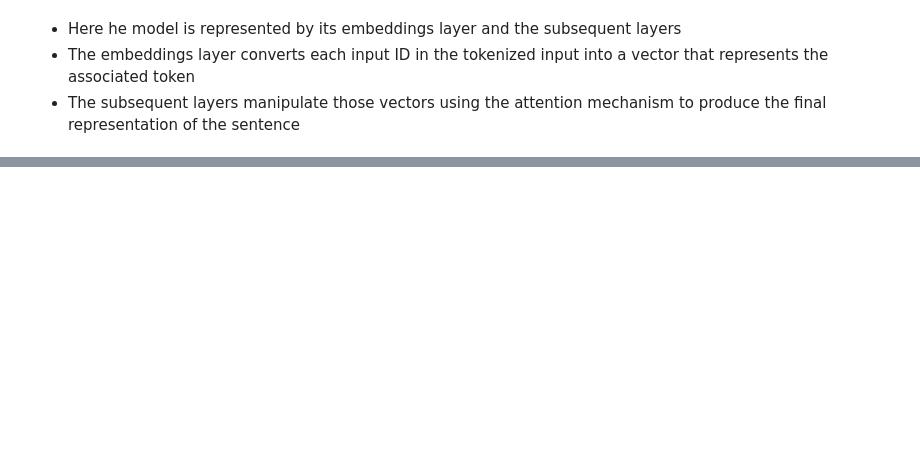
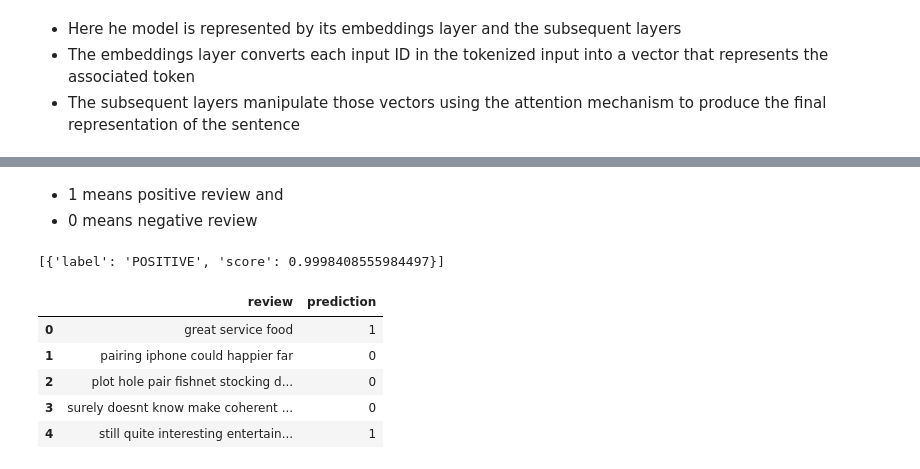
Before and after one commit to plaban1981/Huggingface_transformers_course, a Jupyter notebook: Huggingface_Pipeline.ipynb, the cells around one changed output, grey strips where cells are left out. Saved outputs shown, nothing was run; the diff lists cells and outputs as text; code cells hidden in the pictures; blank space fills up the shorter version.

```diff
--- a/Huggingface_Pipeline.ipynb
+++ b/Huggingface_Pipeline.ipynb
@@ -159,0 +327,2 @@ The output of the Transformer model is sent directly to the model head to be pro
+# %%
+test_df['prediction'] = predictions
@@ -159,0 +340,30 @@ The output of the Transformer model is sent directly to the model head to be pro
+# %% [markdown]
+ * 1 means positive review and
+ * 0 means negative review
+# %%
+import transformers
+from transformers import pipeline
+#
+classifier = pipeline("sentiment-analysis")
+preds = []
+for text in test_df['review'].values.tolist():
+  output =classifier(text)
+  preds.append(output[0]['label'])
+# %%
+classifier(test_df['review'].values.tolist()[0])
+# %% [output]
+[{'label': 'POSITIVE', 'score': 0.9998408555984497}]
+# %%
+test_df['prediction'] = preds
+# %%
+label_mapper = {"NEGATIVE":0,'POSITIVE':1}
+test_df['prediction'] = test_df['prediction'].map(label_mapper)
+# %%
+test_df.head()
+# %% [output]
+|  | review | prediction |
+| 0 | great service food | 1 |
+| 1 | pairing iphone could happier far | 0 |
+| 2 | plot hole pair fishnet stocking d... | 0 |
+| 3 | surely doesnt know make coherent ... | 0 |
+| 4 | still quite interesting entertain... | 1 |
```
Also changed, not shown: parts of 37 cells of this notebook.
